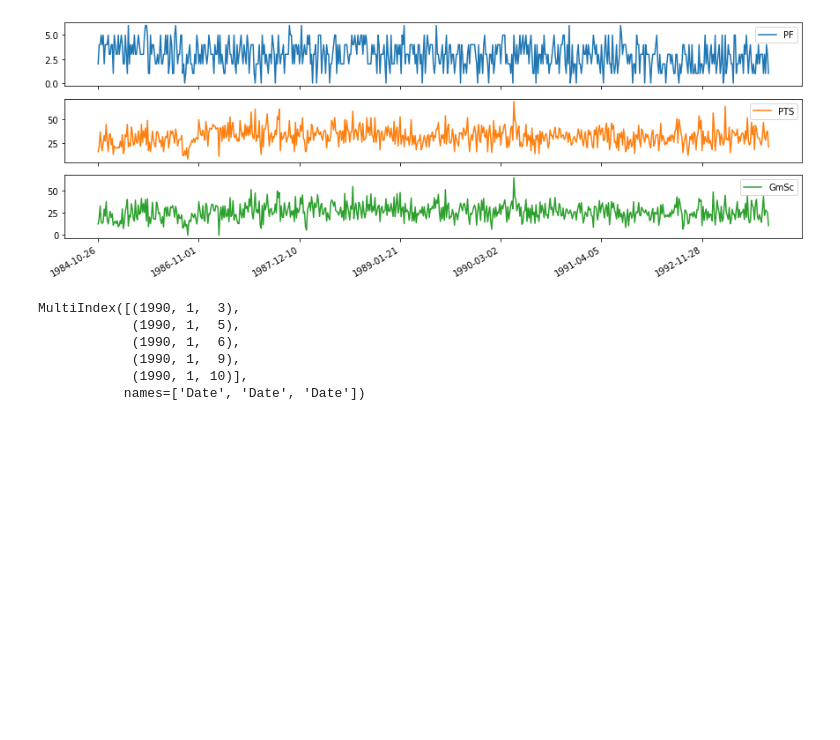
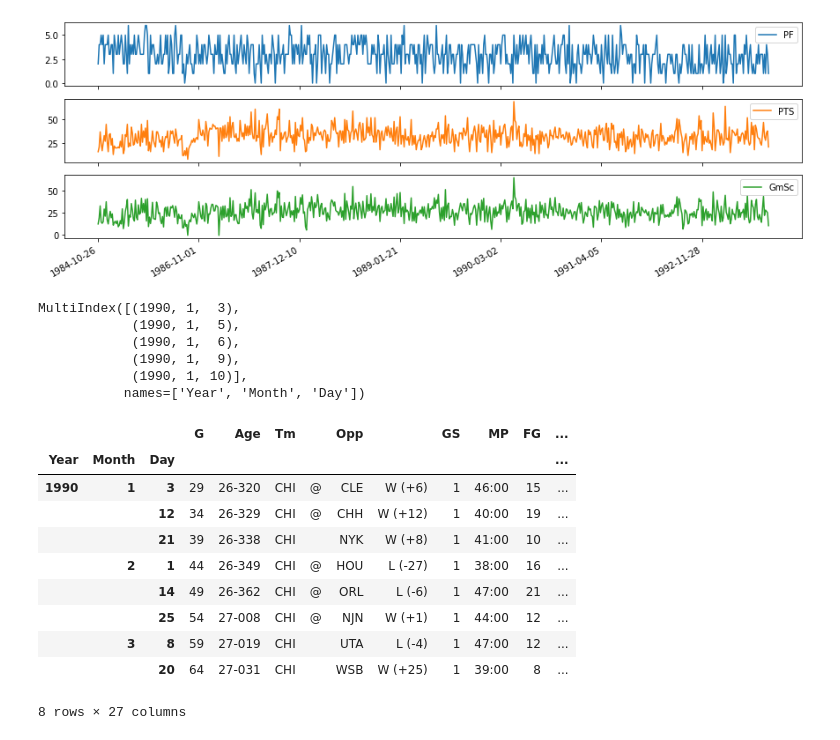
Before and after one commit to samhld/nba_stats, a Jupyter notebook: scratchpads/first.ipynb, the cells around one changed output. Cells and saved outputs as stored; diff of their text form; code cells hidden in the pictures; blank space fills up the shorter version.

```diff
--- a/scratchpads/first.ipynb
+++ b/scratchpads/first.ipynb
@@ -315,7 +407,7 @@ array([<AxesSubplot:>, <AxesSubplot:>, <AxesSubplot:>], dtype=object)
 # %%
 # Index df with MultiIndex made up of year, month, date of records
 date_index_arrays = [mj_1990.index.year, mj_1990.index.month, mj_1990.index.day]
-mi = pd.MultiIndex.from_arrays(date_index_arrays)
+mi = pd.MultiIndex.from_arrays(date_index_arrays, names=['Year',"Month","Day"])
 mj_1990_mi = mj_1990.set_index(mi)
 mj_1990_mi.index[:5]
 # %% [output]
@@ -324,4 +416,18 @@ MultiIndex([(1990, 1,  3),
             (1990, 1,  6),
             (1990, 1,  9),
             (1990, 1, 10)],
-           names=['Date', 'Date', 'Date'])
+           names=['Year', 'Month', 'Day'])
+# %%
+mj_1990_mi[:40:5]
+# %% [output]
+|  |  |  | G | Age | Tm |  | Opp |  | GS | MP | FG | ... |
+| Year | Month | Day |  |  |  |  |  |  |  |  |  | ... |
+| 1990 | 1 | 3 | 29 | 26-320 | CHI | @ | CLE | W (+6) | 1 | 46:00 | 15 | ... |
+|  |  | 12 | 34 | 26-329 | CHI | @ | CHH | W (+12) | 1 | 40:00 | 19 | ... |
+|  |  | 21 | 39 | 26-338 | CHI |  | NYK | W (+8) | 1 | 41:00 | 10 | ... |
+|  | 2 | 1 | 44 | 26-349 | CHI | @ | HOU | L (-27) | 1 | 38:00 | 16 | ... |
+|  |  | 14 | 49 | 26-362 | CHI | @ | ORL | L (-6) | 1 | 47:00 | 21 | ... |
+|  |  | 25 | 54 | 27-008 | CHI | @ | NJN | W (+1) | 1 | 44:00 | 12 | ... |
+|  | 3 | 8 | 59 | 27-019 | CHI |  | UTA | L (-4) | 1 | 47:00 | 12 | ... |
+|  |  | 20 | 64 | 27-031 | CHI |  | WSB | W (+25) | 1 | 39:00 | 8 | ... |
+8 rows × 27 columns
```
Also changed, not shown: parts of 13 cells of this notebook, 3 other files.
